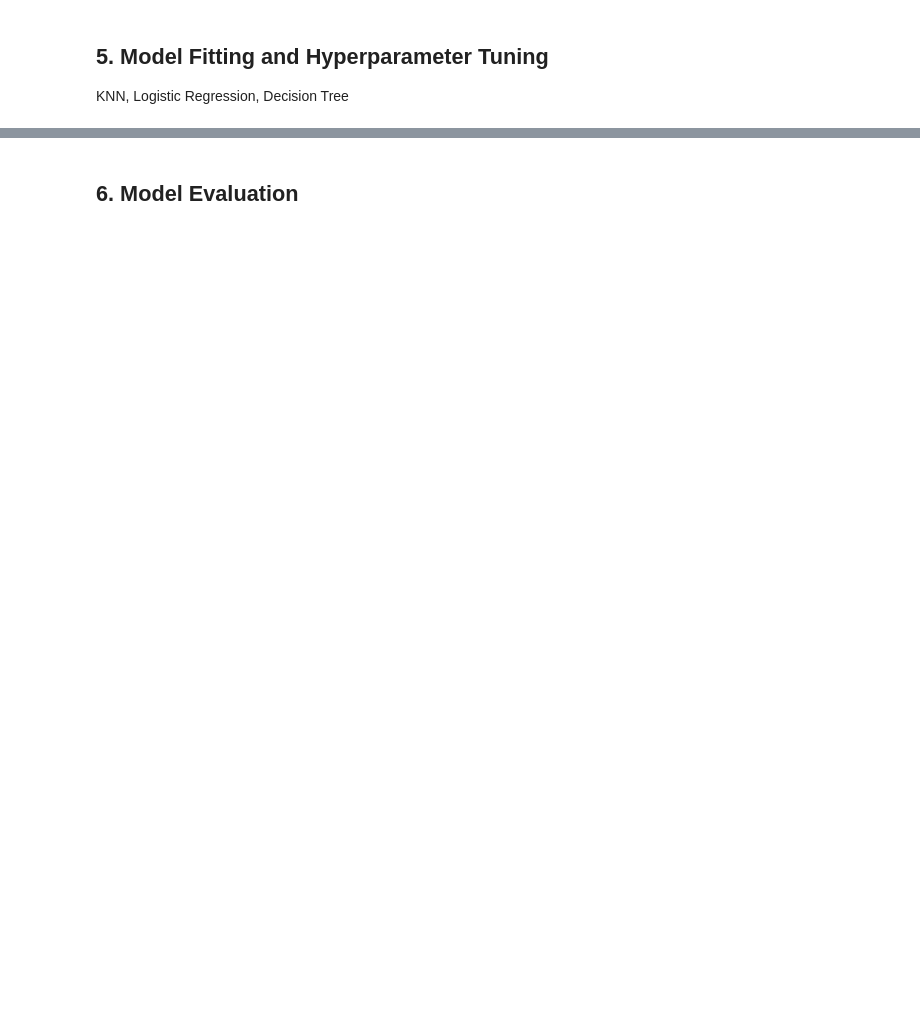
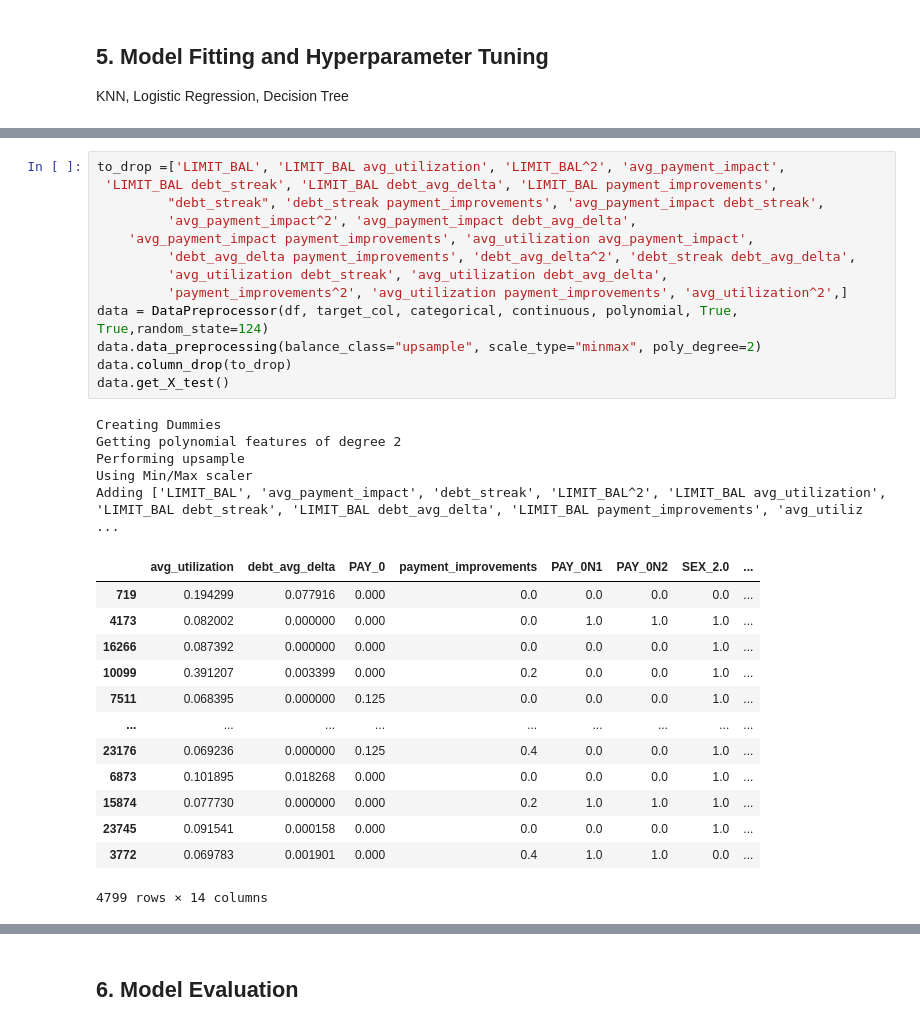
Before and after one commit to coreyautoforkingbufferaccount/nyc-mhtn-ds-021720, a Jupyter notebook: week_7/classification-assessment/working_dir/classification-assessment.ipynb, the cells around one changed output, grey strips where cells are left out. Saved outputs shown, nothing was run; the diff lists cells and outputs as text; blank space fills up the shorter version.

```diff
--- a/week_7/classification-assessment/working_dir/classification-assessment.ipynb
+++ b/week_7/classification-assessment/working_dir/classification-assessment.ipynb
@@ -257,0 +187,32 @@ There are 2 unique values with 0 nan values making up 0.0%
+# %%
+to_drop =['LIMIT_BAL', 'LIMIT_BAL avg_utilization', 'LIMIT_BAL^2', 'avg_payment_impact',
+ 'LIMIT_BAL debt_streak', 'LIMIT_BAL debt_avg_delta', 'LIMIT_BAL payment_improvements',
+         "debt_streak", 'debt_streak payment_improvements', 'avg_payment_impact debt_streak',
+         'avg_payment_impact^2', 'avg_payment_impact debt_avg_delta',
+    'avg_payment_impact payment_improvements', 'avg_utilization avg_payment_impact',
+         'debt_avg_delta payment_improvements', 'debt_avg_delta^2', 'debt_streak debt_avg_delta',
+         'avg_utilization debt_streak', 'avg_utilization debt_avg_delta',
+         'payment_improvements^2', 'avg_utilization payment_improvements', 'avg_utilization^2',]
+data = DataPreprocessor(df, target_col, categorical, continuous, polynomial, True, True,random_state=124)
+data.data_preprocessing(balance_class="upsample", scale_type="minmax", poly_degree=2)
+data.column_drop(to_drop)
+data.get_X_test()
+# %% [output]
+Creating Dummies
+Getting polynomial features of degree 2
+Performing upsample
+Using Min/Max scaler
+Adding ['LIMIT_BAL', 'avg_payment_impact', 'debt_streak', 'LIMIT_BAL^2', 'LIMIT_BAL avg_utilization', 'LIMIT_BAL debt_streak', 'LIMIT_BAL debt_avg_delta', 'LIMIT_BAL payment_improvements', 'avg_utiliz ...
+|  | avg_utilization | debt_avg_delta | PAY_0 | payment_improvements | PAY_0N1 | PAY_0N2 | SEX_2.0 | ... |
+| 719 | 0.194299 | 0.077916 | 0.000 | 0.0 | 0.0 | 0.0 | 0.0 | ... |
+| 4173 | 0.082002 | 0.000000 | 0.000 | 0.0 | 1.0 | 1.0 | 1.0 | ... |
+| 16266 | 0.087392 | 0.000000 | 0.000 | 0.0 | 0.0 | 0.0 | 1.0 | ... |
+| 10099 | 0.391207 | 0.003399 | 0.000 | 0.2 | 0.0 | 0.0 | 1.0 | ... |
+| 7511 | 0.068395 | 0.000000 | 0.125 | 0.0 | 0.0 | 0.0 | 1.0 | ... |
+| ... | ... | ... | ... | ... | ... | ... | ... | ... |
+| 23176 | 0.069236 | 0.000000 | 0.125 | 0.4 | 0.0 | 0.0 | 1.0 | ... |
+| 6873 | 0.101895 | 0.018268 | 0.000 | 0.0 | 0.0 | 0.0 | 1.0 | ... |
+| 15874 | 0.077730 | 0.000000 | 0.000 | 0.2 | 1.0 | 1.0 | 1.0 | ... |
+| 23745 | 0.091541 | 0.000158 | 0.000 | 0.0 | 0.0 | 0.0 | 1.0 | ... |
+| 3772 | 0.069783 | 0.001901 | 0.000 | 0.4 | 1.0 | 1.0 | 0.0 | ... |
+4799 rows × 14 columns
```
Also changed, not shown: parts of 36 cells of this notebook, 2 other files.
